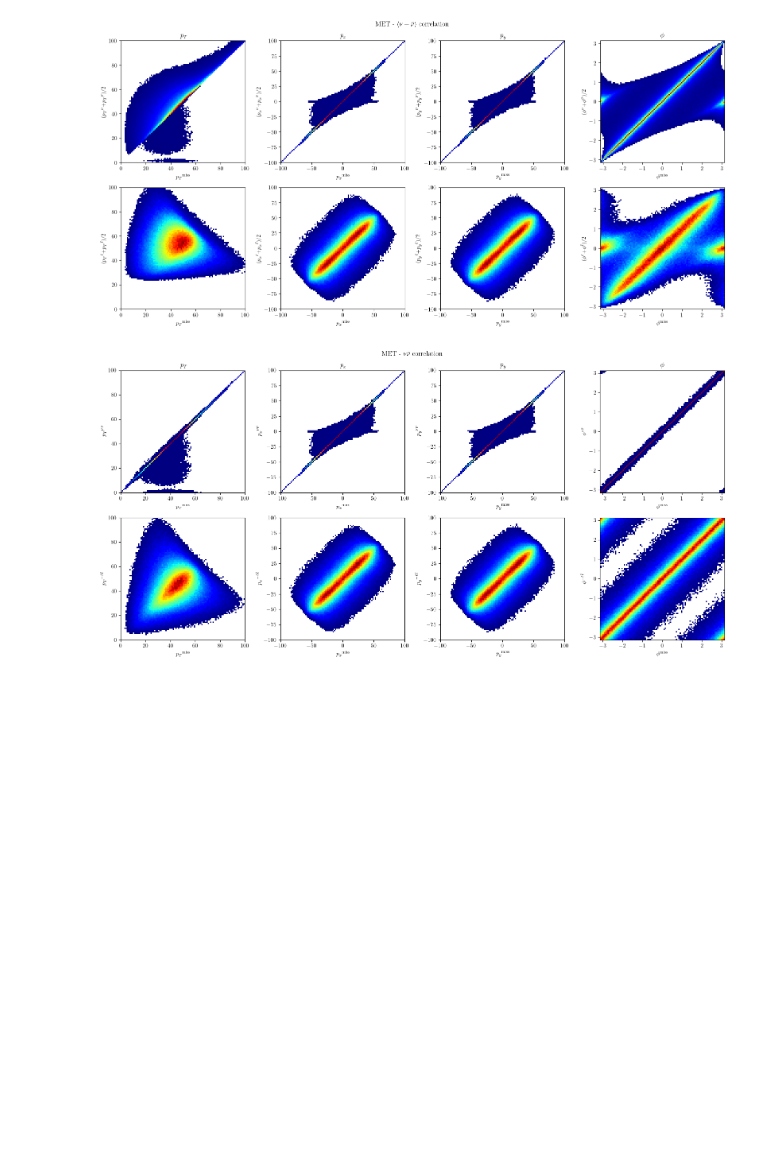
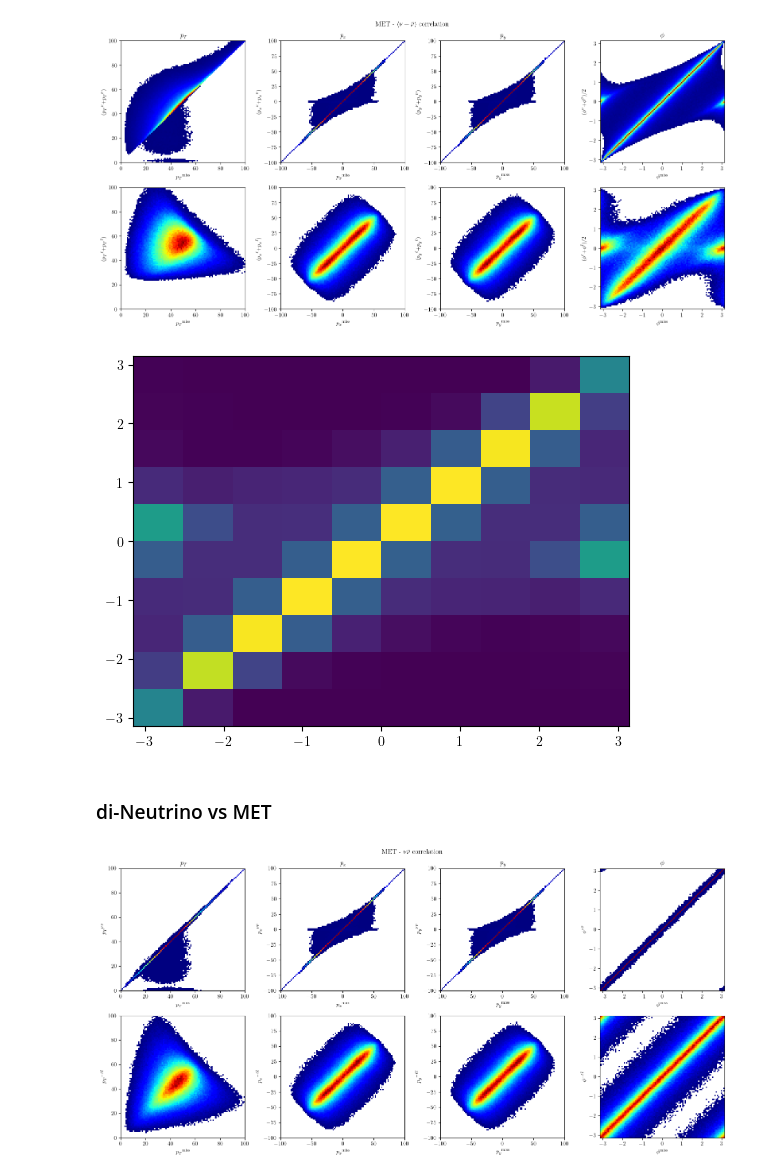
Before and after one commit to SiangYuan-Lin/Bell-Inequality-study, a Jupyter notebook: Rest_frame_reconstruction.ipynb, the cells around one changed output. Drawn from its saved outputs; the diff is of its cells as text; code cells hidden in the pictures; blank space fills up the shorter version.

```diff
--- a/Rest_frame_reconstruction.ipynb
+++ b/Rest_frame_reconstruction.ipynb
@@ -594,15 +644,16 @@ for i in range(4):
     if i ==3:
         ax[i].hist2d((MET[DF_label[i]]), (NeutrinoP[DF_label[i]]+NeutrinoM[DF_label[i]])*0.5,bins=[100,100],range=xy_range[i],cmap=my_cmap,vmin=100)
         ax[i+4].hist2d((MET[DF_label[i]]), (LepP_inv[DF_label[i]]+LepM_inv[DF_label[i]])*0.5,bins=[100,100],range=xy_range[i],cmap=my_cmap,vmin=100)
-
+        ax[i].set_ylabel('('+x_label[i]+r'$^{\nu}$+'+x_label[i]+r'$^{\bar\nu}$)/2')
+        ax[i+4].set_ylabel('('+x_label[i]+r'$^{\ell}$+'+x_label[i]+r'$^{\bar\ell}$)/2')
     else:
         ax[i].hist2d((MET[DF_label[i]]), (NeutrinoP[DF_label[i]]+NeutrinoM[DF_label[i]]),bins=[100,100],range=xy_range[i],cmap=my_cmap,vmin=100)
         ax[i+4].hist2d((MET[DF_label[i]]), (LepP_inv[DF_label[i]]+LepM_inv[DF_label[i]]),bins=[100,100],range=xy_range[i],cmap=my_cmap,vmin=100)
-    ax[i].set_ylabel('('+x_label[i]+r'$^{\nu}$+'+x_label[i]+r'$^{\bar\nu}$)/2')
+        ax[i].set_ylabel('('+x_label[i]+r'$^{\nu}$+'+x_label[i]+r'$^{\bar\nu}$)')
+        ax[i+4].set_ylabel('('+x_label[i]+r'$^{\ell}$+'+x_label[i]+r'$^{\bar\ell}$)')
     ax[i].set_xlabel(x_label[i]+r'$^\mathrm{miss}$')
     #ax[i].plot([xy_range[i][0][0],xy_range[i][0][1]],[xy_range[i][1][0],xy_range[i][1][1]],ls='dashed',c='k',lw=2)
     ax[i].ticklabel_format(axis='both', style='sci', useMathText=True, scilimits=(-4,4))
-    ax[i+4].set_ylabel('('+x_label[i]+r'$^{\ell}$+'+x_label[i]+r'$^{\bar\ell}$)/2')
     ax[i+4].set_xlabel(x_label[i]+r'$^\mathrm{miss}$')
     #ax[i].plot([xy_range[i][0][0],xy_range[i][0][1]],[xy_range[i][1][0],xy_range[i][1][1]],ls='dashed',c='k',lw=2)
     ax[i+4].ticklabel_format(axis='both', style='sci', useMathText=True, scilimits=(-4,4))
@@ -610,6 +661,13 @@ for i in range(4):
 plt.show()
 # %% [output]
 [figure]
+# %%
+plt.hist2d((MET[DF_label[i]]), (NeutrinoP[DF_label[i]]+NeutrinoM[DF_label[i]])*0.5)
+plt.show()
+# %% [output]
+[figure, added]
+# %% [markdown]
+### di-Neutrino vs MET
 # %%
 plt.style.use("default")
 mpl.rcParams['text.usetex'] = True
```
Also changed, not shown: parts of 51 cells of this notebook, 3 other files.
